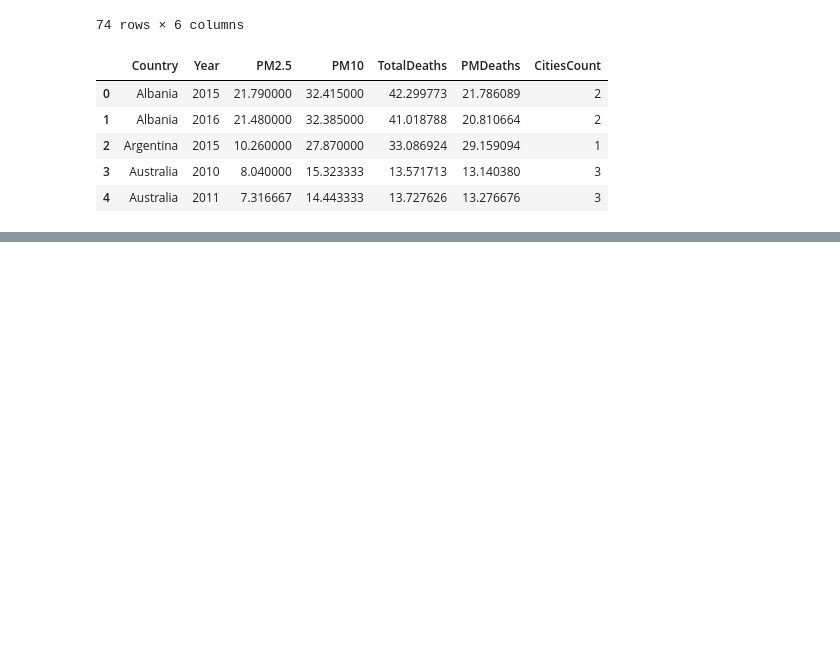
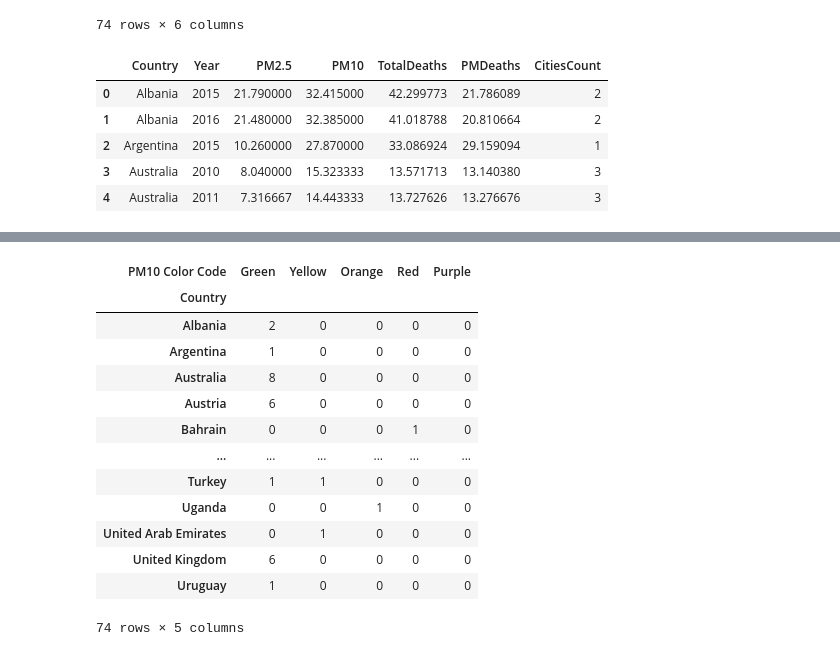
Before and after one commit to ashleyncasanova/air-quality-project, a Jupyter notebook: pollution-and-mortality.ipynb, the cells around one changed output, grey strips where cells are left out. Saved outputs shown, nothing was run; the diff lists cells and outputs as text; code cells hidden in the pictures; blank space fills up the shorter version.

```diff
--- a/pollution-and-mortality.ipynb
+++ b/pollution-and-mortality.ipynb
@@ -129,0 +209,6 @@ pd.crosstab(data["Country"],data["Year"])
+# %%
+cutoff = [0,54,154,254,354,424,1000]
+labels = ['Green', 'Yellow', 'Orange', 'Red', 'Purple', 'Maroon']
+
+data['PM10 Color Code'] = pd.cut(data["PM10"], bins=cutoff, labels=labels)
+data.head()
@@ -129,0 +222,17 @@ pd.crosstab(data["Country"],data["Year"])
+# %%
+pd.crosstab(data["Country"], data["PM10 Color Code"])
+# %% [output]
+| PM10 Color Code | Green | Yellow | Orange | Red | Purple |
+| Country |  |  |  |  |  |
+| Albania | 2 | 0 | 0 | 0 | 0 |
+| Argentina | 1 | 0 | 0 | 0 | 0 |
+| Australia | 8 | 0 | 0 | 0 | 0 |
+| Austria | 6 | 0 | 0 | 0 | 0 |
+| Bahrain | 0 | 0 | 0 | 1 | 0 |
+| ... | ... | ... | ... | ... | ... |
+| Turkey | 1 | 1 | 0 | 0 | 0 |
+| Uganda | 0 | 0 | 1 | 0 | 0 |
+| United Arab Emirates | 0 | 1 | 0 | 0 | 0 |
+| United Kingdom | 6 | 0 | 0 | 0 | 0 |
+| Uruguay | 1 | 0 | 0 | 0 | 0 |
+74 rows × 5 columns
```
Also changed, not shown: parts of 19 cells of this notebook, 3 other files.
